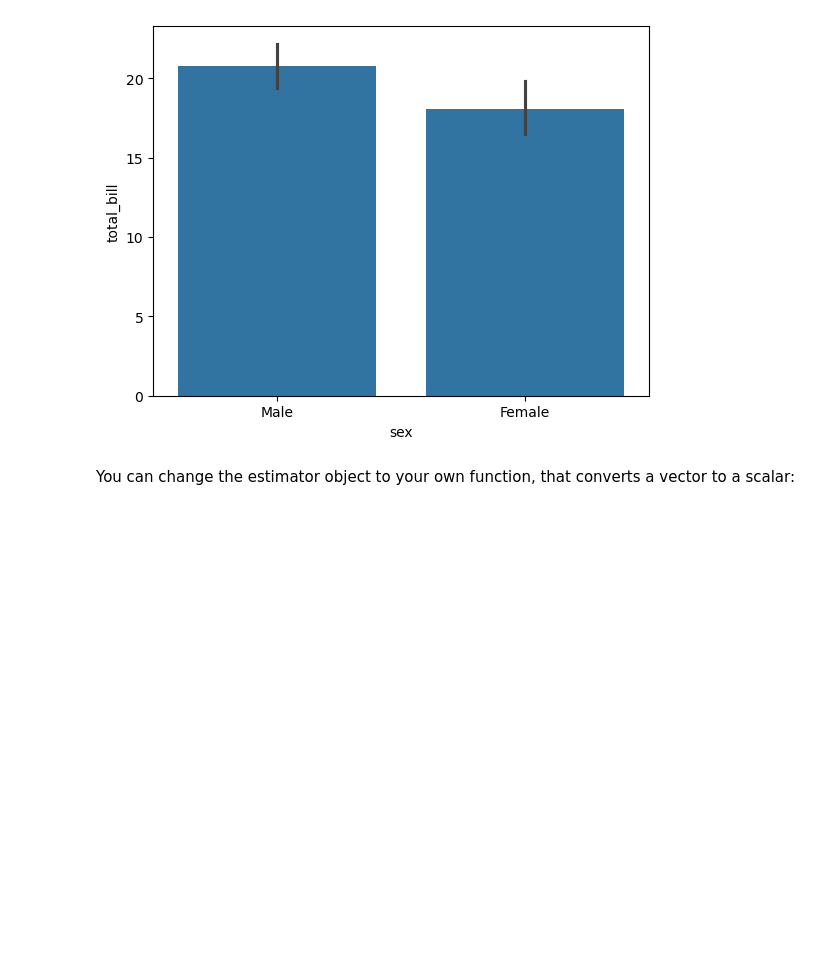
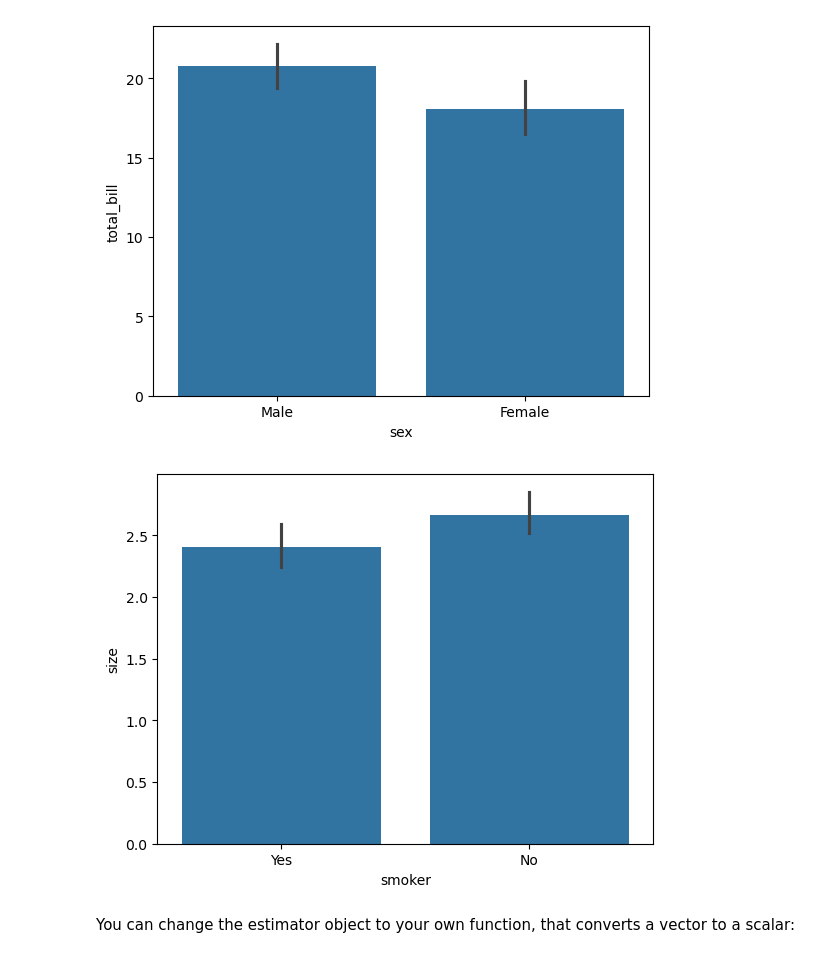
Before and after one commit to tasninanika/Practice_Data-Visualization3, a Jupyter notebook: 02-Categorical Plots.ipynb, the cells around one changed output. Cells and saved outputs as stored; diff of their text form; code cells hidden in the pictures; blank space fills up the shorter version.

Commit message:
create plot using barplot

```diff
--- a/02-Categorical Plots.ipynb
+++ b/02-Categorical Plots.ipynb
@@ -34,6 +34,11 @@ sns.barplot(x='sex', y='total_bill',data=tips)
 plt.show()
 # %% [output]
 [figure]
+# %%
+sns.barplot(data = tips, x = 'smoker', y = 'size')
+plt.show()
+# %% [output]
+[figure, added]
 # %%
 import numpy as np
 # %% [markdown]
```
